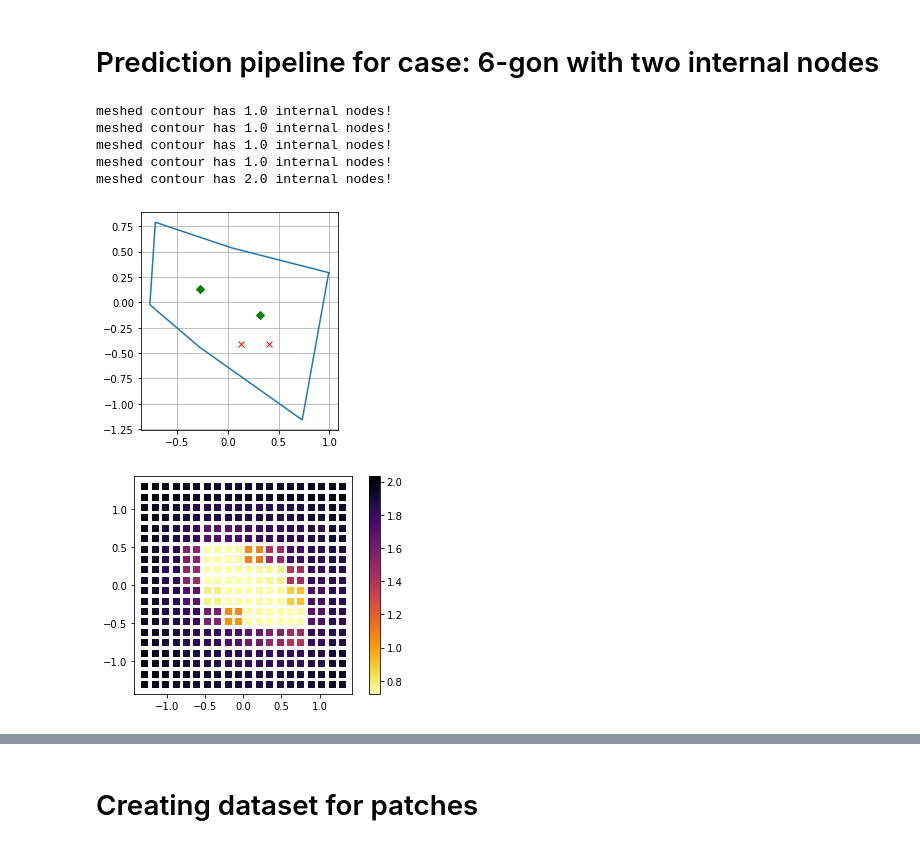
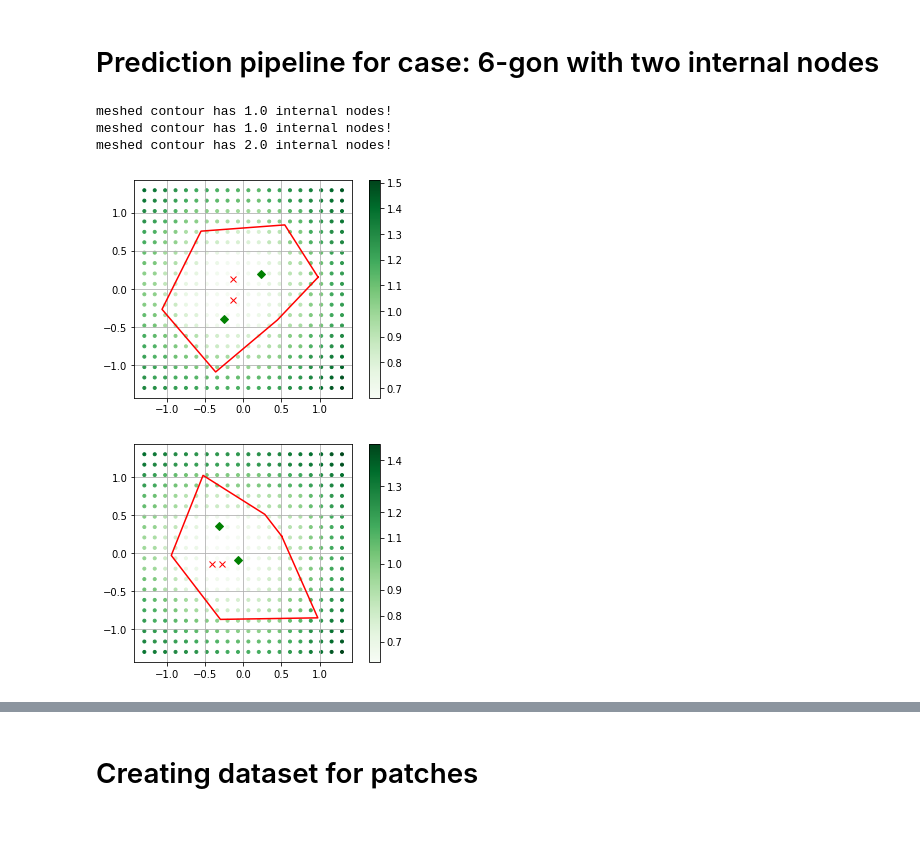
Before and after one commit to Siljekka/GrasshopperMeshAI, a Jupyter notebook: MeshPoints/MachineLearning/nn2.ipynb, the cells around one changed output, grey strips where cells are left out. Drawn from its saved outputs; the diff is of its cells as text; code cells hidden in the pictures.

Commit message:
Make one plot for predictions
Make a plot that plots together the contour, predicted internal nodes,
reference mesher's internal nodes as well as the predicted grid scores.

```diff
--- a/MeshPoints/MachineLearning/nn2.ipynb
+++ b/MeshPoints/MachineLearning/nn2.ipynb
@@ -350,19 +351,12 @@ def generate_internal_nodes_from_grid_score(point_grid, target_internal_node_cou
 # %% [markdown]
 # Prediction pipeline for case: 6-gon with two internal nodes
 # %%
-# 1. Create a random contour.
-# 2. Set the amount of internal nodes to be predicted (2)
-# 3. Create a point grid and divide it into patches.
-# 4. Feed patches along with contour coordinates into model, populate point grid with predicted grid scores.
-# 5. Place and interpolate points based on the predicted grid scores.
-# 6. Evaluate results, see if it isnt completely stupid:
-#    - Try meshing the same contour with gmsh to see where the internal nodes are "supposed" to be.
 
 def predict_internal_node_count() -> int:
     return 2
 
+
 # Pre-processing method for nn2.
-
 def prediction_pipeline_nn2(contour, internal_node_count):
 
     # Predict internal node count using neural network 1.
@@ -377,7 +371,7 @@ def prediction_pipeline_nn2(contour, internal_node_count):
     transformed_contour_data = [coordinate for point in transformed_contour for coordinate in point]
 
     # Load model from file
-    model = tf.keras.models.load_model('model/six_edge_two_internal_model')
+    model = tf.keras.models.load_model('model/six_edge_two_internal_onehalf_penalty_inside_bonus')
     # model.summary()
 
     # Get patch data
@@ -393,40 +387,59 @@ def prediction_pipeline_nn2(contour, internal_node_count):
 
         # Write predicted score to the point grid
         for i, p in enumerate(patch):
             p.score = prediction_result[0][i]
 
     return point_grid
 
+
+# Naive way of only checking the results on contours that the reference mesher would insert two points into
 meshed_internal_node_count = -1
 internal_node_count = predict_internal_node_count()
 
 while meshed_internal_node_count != internal_node_count:
     contour = pp.create_random_ngon(6)
-    predicted_point_grid = prediction_pipeline_nn2(contour, internal_node_count)
+    transformed_contour = pp.procrustes(contour)['transformed_contour']
+
+    predicted_point_grid = prediction_pipeline_nn2(transformed_contour, internal_node_count)
     internal_nodes = generate_internal_nodes_from_grid_score(predicted_point_grid, internal_node_count)
 
-    transformed_contour = pp.procrustes(contour)['transformed_contour']
 
     meshed_contour = pp.mesh_contour(transformed_contour, 0.6)
     meshed_internal_points = meshed_contour[-4:]
     meshed_internal_node_count = int(meshed_contour[13])
     print(f"meshed contour has {meshed_contour[13]} internal nodes!")
 
 
+"""
+|-------------------------
+|       PLOTTING
+|-------------------------
+"""
+flat_pgp = [point for row in predicted_point_grid for point in row]
+
+pgp_x = [p.x for p in flat_pgp]
+pgp_y = [p.y for p in flat_pgp]
+pgp_s = [p.score for p in flat_pgp]
+
 # Plot predicted points (green)
+plt.grid(b=True)
 plt.plot([x[0] for x in internal_nodes], [y[1] for y in internal_nodes], 'rx')
 plt.plot(meshed_internal_points[0], meshed_internal_points[1], 'gD')
 plt.plot(meshed_internal_points[2], meshed_internal_points[3], 'gD')
-pp.plot_polygon(transformed_contour)
-plt.grid(b=True)
+
+# Plot transformed contour
+pp.plot_polygon(transformed_contour, style='r')
+
+# Plot point grid
+plt.scatter(pgp_x, pgp_y, c=pgp_s, cmap=plt.cm.Greens, marker='.')
+plt.colorbar()
+
 plt.gca().set_aspect('equal')
 # %% [output]
-meshed contour has 1.0 internal nodes!
-meshed contour has 1.0 internal nodes!
 meshed contour has 1.0 internal nodes!
 meshed contour has 1.0 internal nodes!
 meshed contour has 2.0 internal nodes!
-[figure, old version]
+[figure, new version]
 # %%
 # Try to scatter plot grid points to see whats going on
 flat_pgp = [point for row in predicted_point_grid for point in row]
@@ -435,11 +448,22 @@ pgp_x = [p.x for p in flat_pgp]
 pgp_y = [p.y for p in flat_pgp]
 pgp_s = [p.score for p in flat_pgp]
 
-plt.scatter(pgp_x, pgp_y, c=pgp_s, cmap=plt.cm.inferno_r, marker='s')
+# Plot predicted points (green)
+plt.grid(b=True)
+plt.plot([x[0] for x in internal_nodes], [y[1] for y in internal_nodes], 'rx')
+plt.plot(meshed_internal_points[0], meshed_internal_points[1], 'gD')
+plt.plot(meshed_internal_points[2], meshed_internal_points[3], 'gD')
+
+# Plot transformed contour
+pp.plot_polygon(transformed_contour, style='r')
+
+# Plot point grid
+plt.scatter(pgp_x, pgp_y, c=pgp_s, cmap=plt.cm.Greens, marker='.')
 plt.colorbar()
+
 plt.gca().set_aspect('equal')
 # %% [output]
-[figure, old version]
+[figure, new version]
 # %%
 # Test data
 point_grid_test = generate_point_grid()
```
Also changed, not shown: parts of 5 cells of this notebook.
